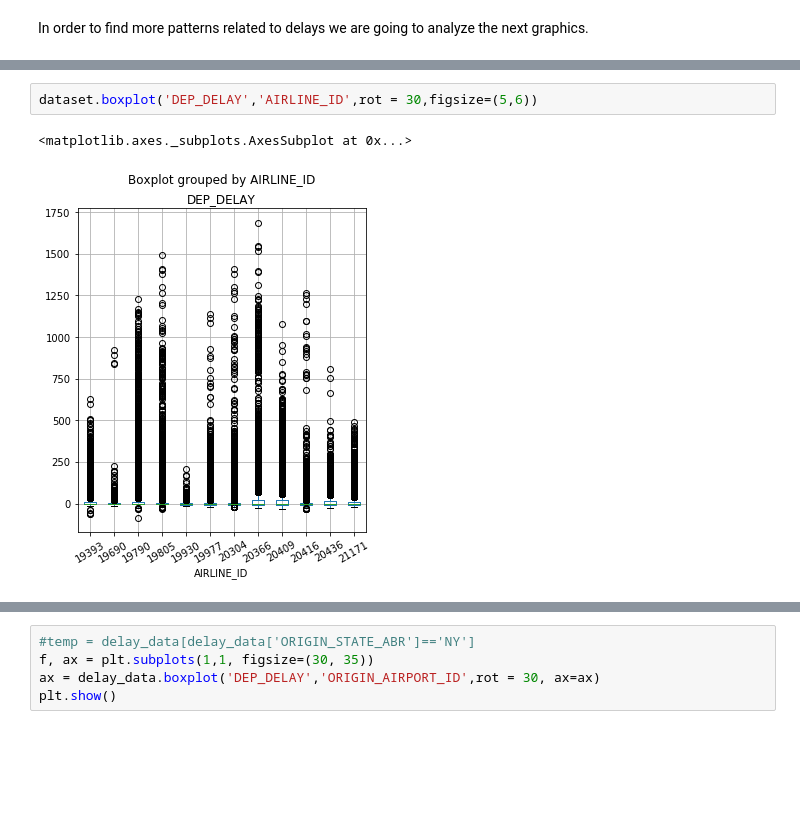
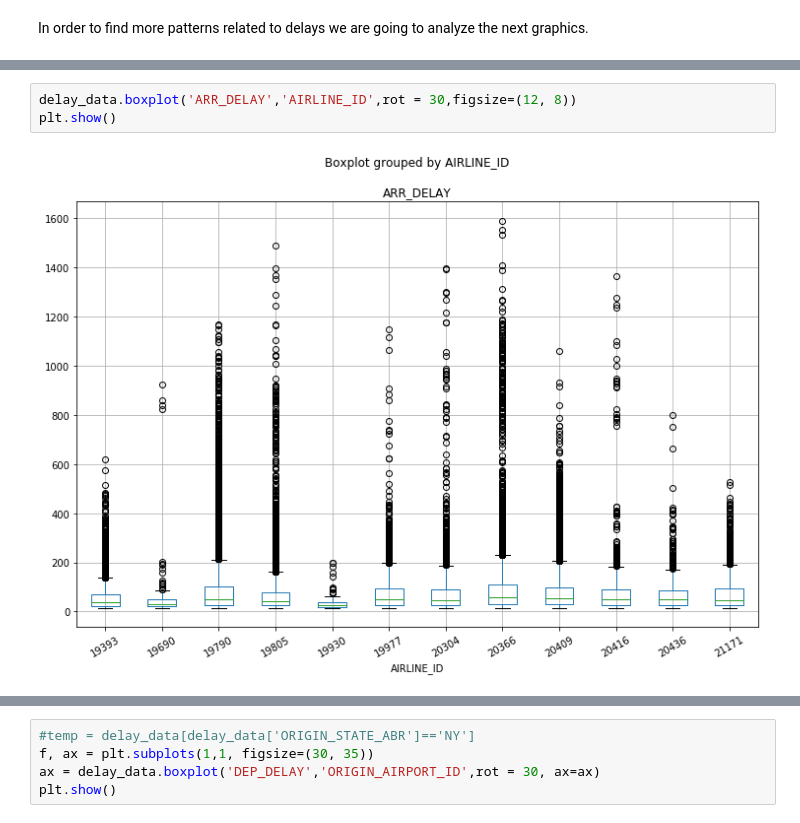
Before and after one commit to lesmedGutierrez/delayed_flights, a Jupyter notebook: delayed_flights.ipynb, the cells around one changed output, grey strips where cells are left out. Saved outputs shown, nothing was run; the diff lists cells and outputs as text; blank space fills up the shorter version.

```diff
--- a/delayed_flights.ipynb
+++ b/delayed_flights.ipynb
@@ -431,5 +437,5 @@ dataset.boxplot('ARR_DELAY','UNIQUE_CARRIER',rot = 30,figsize=(5,6))
 # %%
-dataset.boxplot('DEP_DELAY','AIRLINE_ID',rot = 30,figsize=(5,6))
+delay_data.boxplot('ARR_DELAY','AIRLINE_ID',rot = 30,figsize=(12, 8))
+plt.show()
 # %% [output]
-<matplotlib.axes._subplots.AxesSubplot at 0x...>
-[figure, old version]
+[figure, new version]
```
Also changed, not shown: parts of 9 cells of this notebook.
